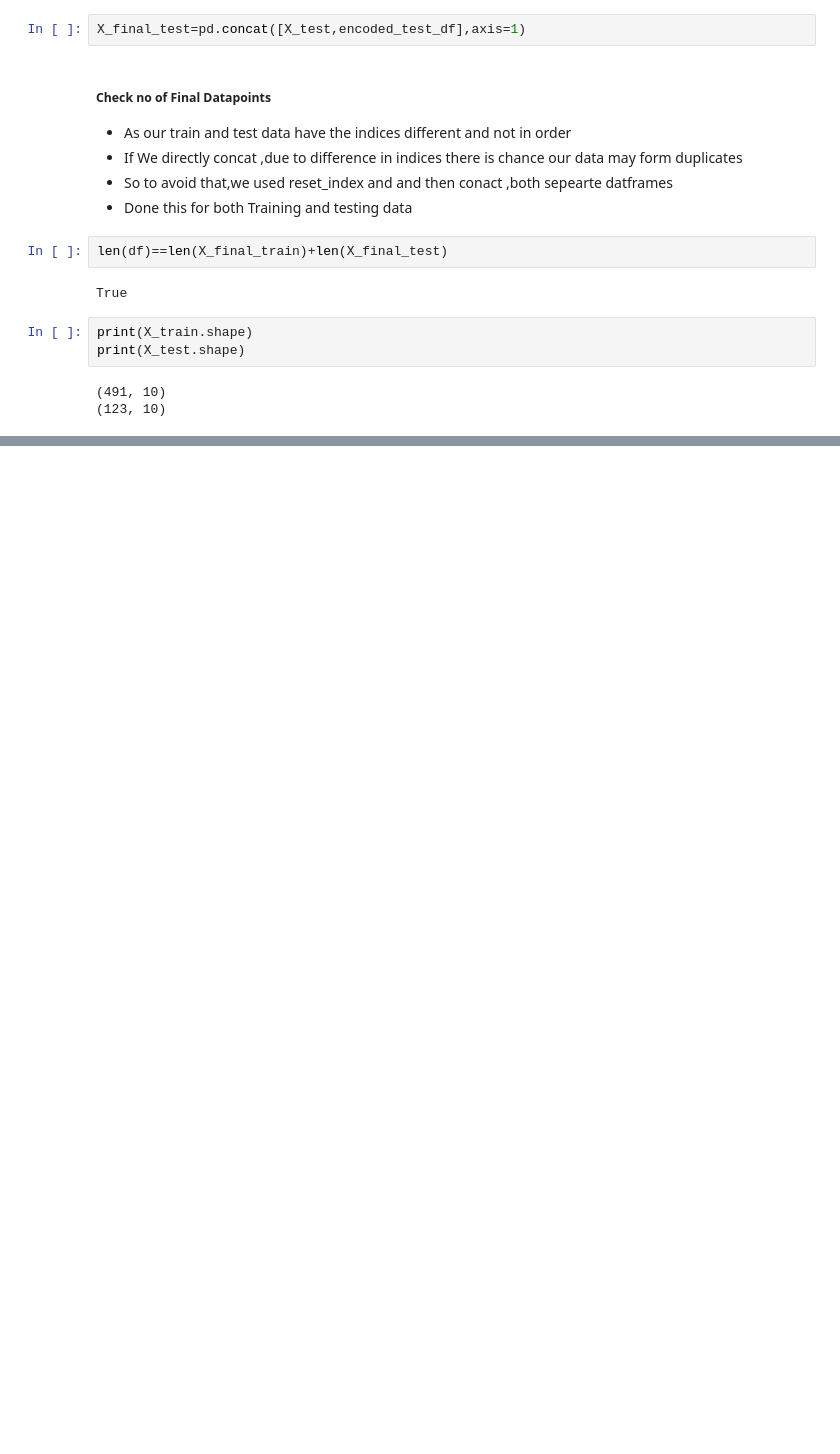
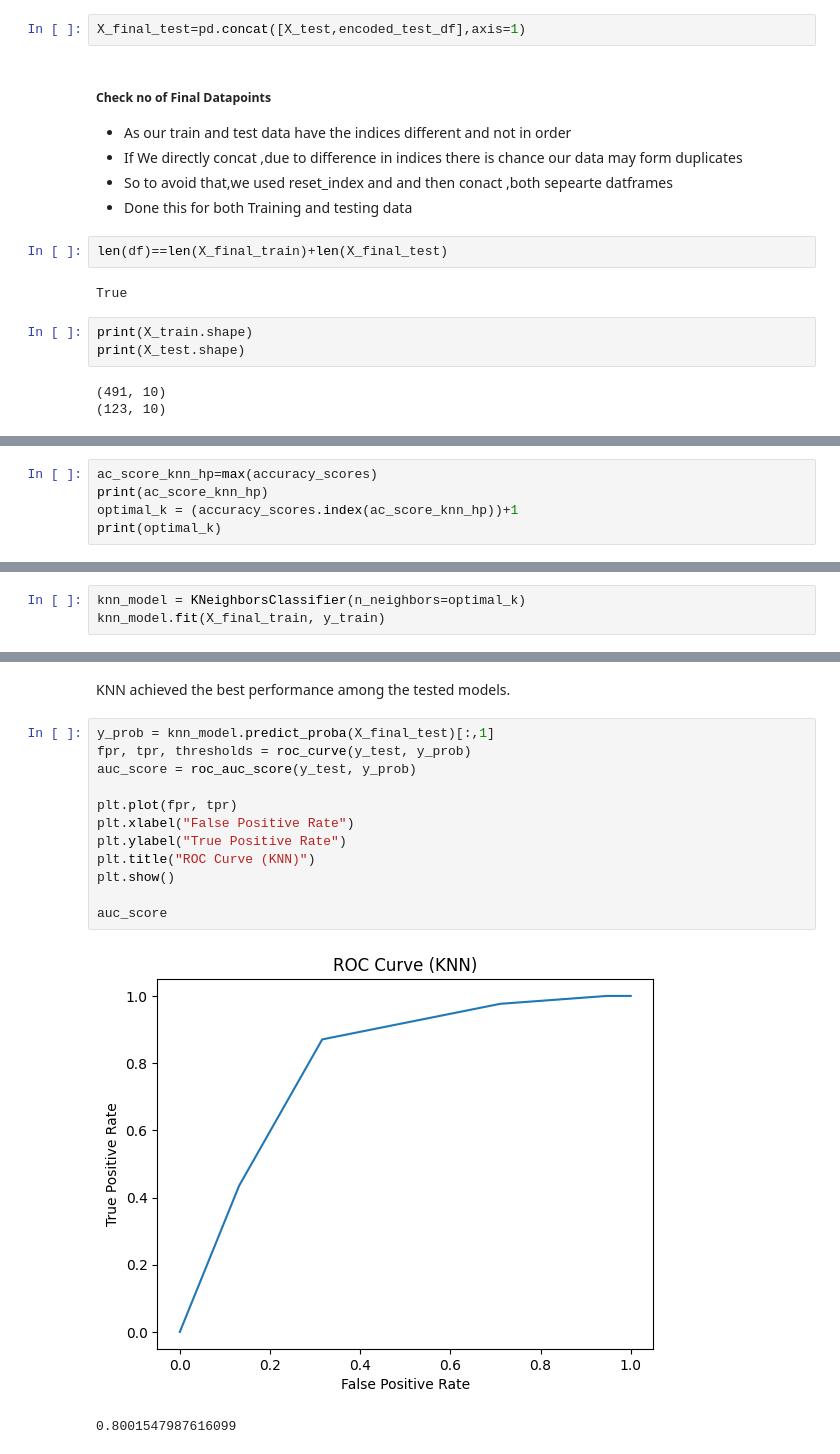
Before and after one commit to sivamani-muraboyina/LoanEligibilityPrediction, a Jupyter notebook: notebooks/model_building.ipynb, the cells around one changed output, grey strips where cells are left out. Drawn from its saved outputs; the diff is of its cells as text; blank space fills up the shorter version.

```diff
--- a/notebooks/model_building.ipynb
+++ b/notebooks/model_building.ipynb
@@ -749,0 +1033,5 @@ print(X_test.shape)
+# %%
+ac_score_knn_hp=max(accuracy_scores)
+print(ac_score_knn_hp)
+optimal_k = (accuracy_scores.index(ac_score_knn_hp))+1
+print(optimal_k)
@@ -749,0 +1041,3 @@ print(X_test.shape)
+# %%
+knn_model = KNeighborsClassifier(n_neighbors=optimal_k)
+knn_model.fit(X_final_train, y_train)
@@ -749,0 +1075,17 @@ print(X_test.shape)
+# %% [markdown]
+KNN achieved the best performance among the tested models.
+# %%
+y_prob = knn_model.predict_proba(X_final_test)[:,1]
+fpr, tpr, thresholds = roc_curve(y_test, y_prob)
+auc_score = roc_auc_score(y_test, y_prob)
+
+plt.plot(fpr, tpr)
+plt.xlabel("False Positive Rate")
+plt.ylabel("True Positive Rate")
+plt.title("ROC Curve (KNN)")
+plt.show()
+
+auc_score
+# %% [output]
+[figure, added]
+0.8001547987616099
```
Also changed, not shown: parts of 62 cells of this notebook, 1 other file.
